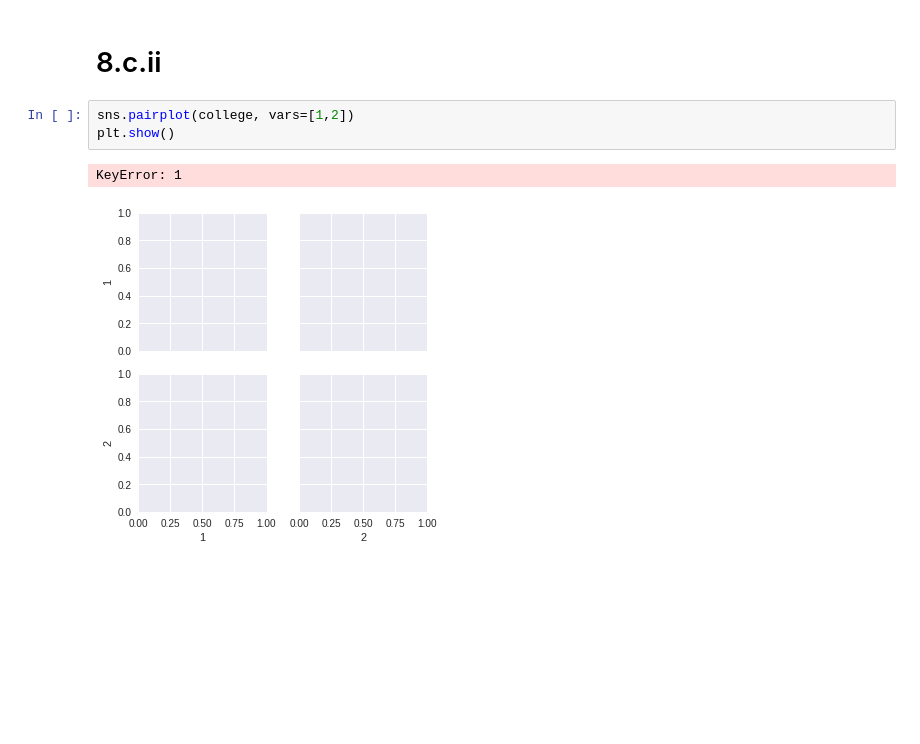
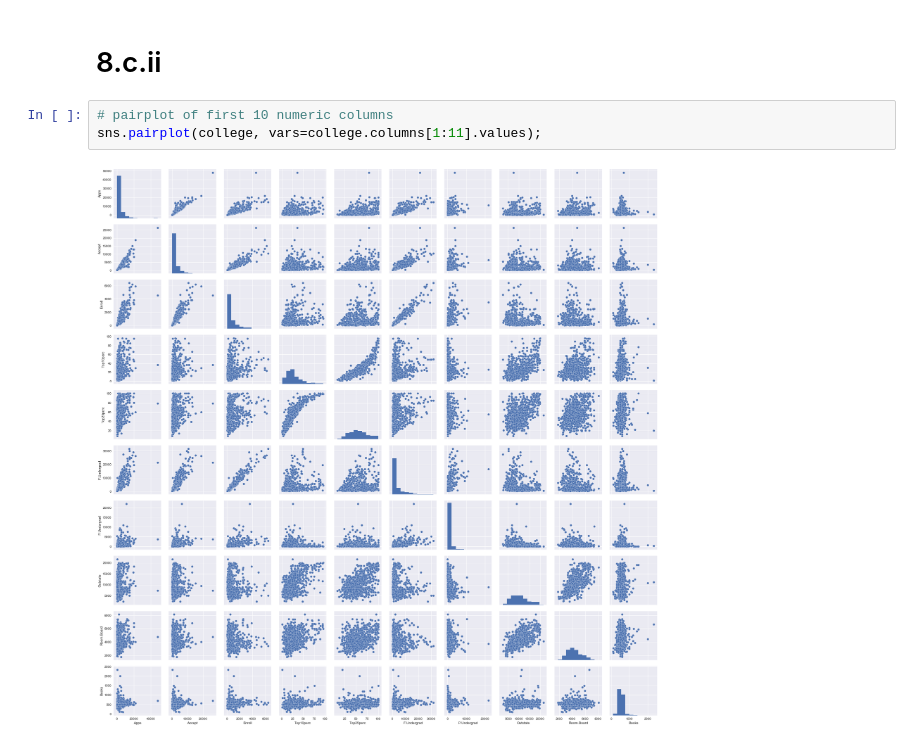
Before and after one commit to emredjan/ISL-python, a Jupyter notebook: exercises/exercises_2.4_introduction.ipynb, the cells around one changed output. Saved outputs shown, nothing was run; the diff lists cells and outputs as text; blank space fills up the shorter version.

```diff
--- a/exercises/exercises_2.4_introduction.ipynb
+++ b/exercises/exercises_2.4_introduction.ipynb
@@ -79,8 +78,7 @@ college.describe(include='all')
 # %% [markdown]
 # 8.c.ii
-# %%
-sns.pairplot(college, vars=[1,2])
-plt.show()
-# %% [output]
-KeyError: 1
-[figure, removed]
+# %%
+# pairplot of first 10 numeric columns
+sns.pairplot(college, vars=college.columns[1:11].values);
+# %% [output]
+[figure, added]
```
Also changed, not shown: parts of 46 cells of this notebook, 2 other files.
